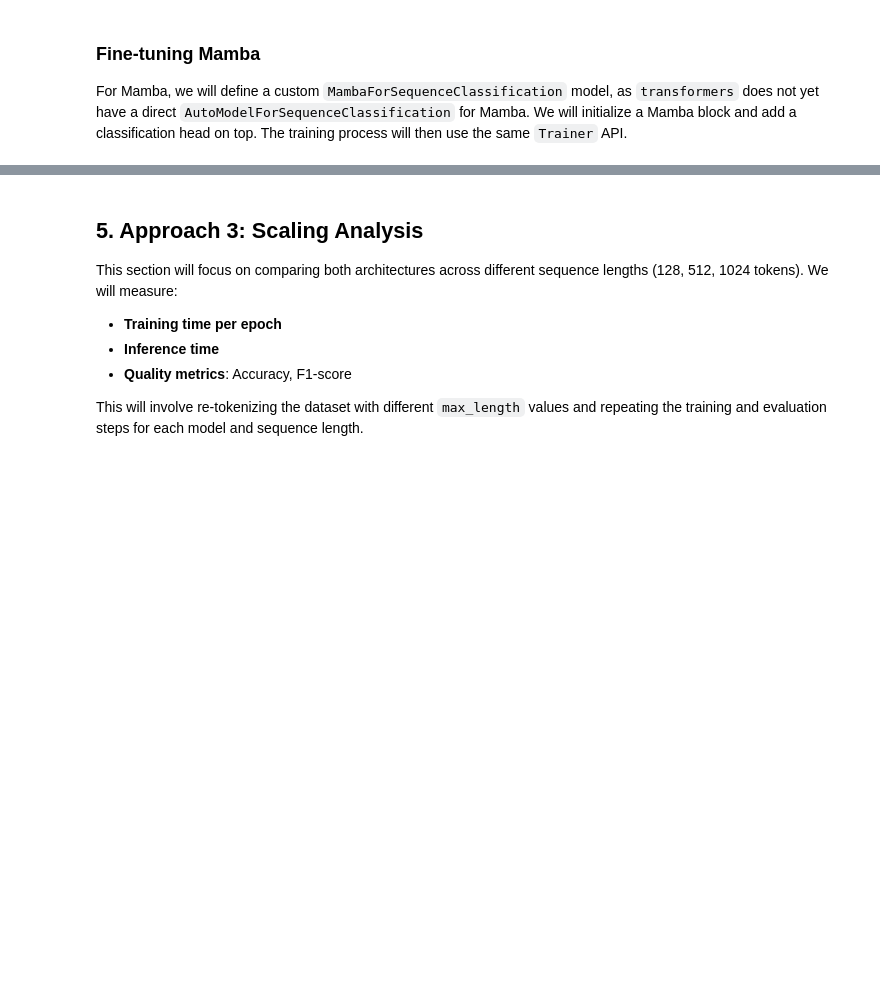
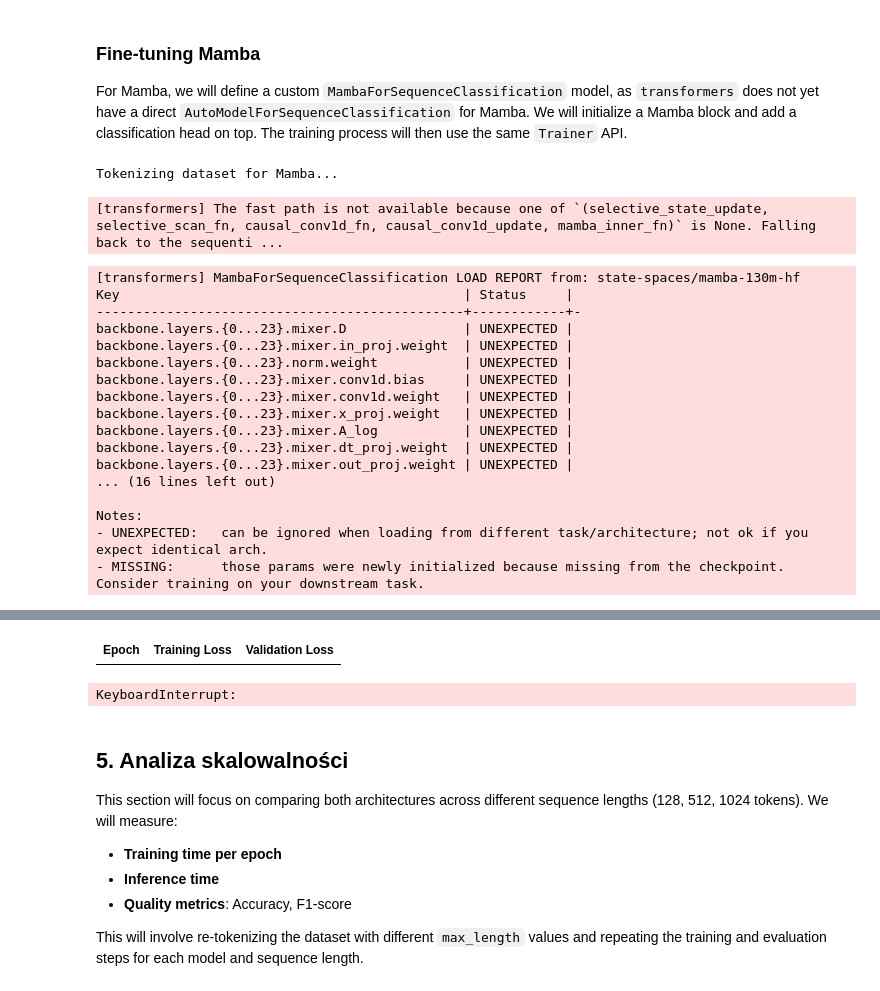
Before and after one commit to sikora77/LLM-26L-Projekt, a Jupyter notebook: LLM_Projekt.ipynb, the cells around one changed output, grey strips where cells are left out. Cells and saved outputs as stored; diff of their text form; code cells hidden in the pictures; blank space fills up the shorter version.

Commit message:
mamba works, use requirements

```diff
--- a/LLM_Projekt.ipynb
+++ b/LLM_Projekt.ipynb
@@ -373,0 +301,32 @@ print(mamba_results)
+# %%
+from transformers import AutoTokenizer
+
+def prepare_mamba_dataset(dataset, max_length=1024):
+    # 1. Initialize the Mamba tokenizer
+    tokenizer = AutoTokenizer.from_pretrained("state-spaces/mamba-130m-hf")
+
+    # 2. CRITICAL FOR MAMBA: Assign the EOS token as the padding token
+    tokenizer.pad_token = tokenizer.eos_token
+
+    # 3. Define the mapping tokenization function
+    def tokenize_function(examples):
+        return tokenizer(
+            examples["text"],
+            truncation=True,
+            max_length=max_length,
+            return_attention_mask=True,
+            # We don't pad here; DataCollatorWithPadding will handle it dynamically per batch
+        )
+
+    # 4. Apply tokenization across the dataset splits
+    print("Tokenizing dataset for Mamba...")
+    tokenized_dataset = dataset.map(tokenize_function, batched=True)
+
+    # 5. Format columns to match what the Trainer and PyTorch expect
+    tokenized_dataset = tokenized_dataset.remove_columns(["text"])
+    if "label" in tokenized_dataset["train"].column_names:
+        tokenized_dataset = tokenized_dataset.rename_column("label", "labels")
+
+    tokenized_dataset.set_format("torch")
+
+    return tokenized_dataset, tokenizer
@@ -373,0 +438,30 @@ print(mamba_results)
+# %%
+# 1. Process data for Mamba (supporting 1024 text length safely!)
+tokenized_dataset, mamba_tokenizer = prepare_mamba_dataset(dataset, max_length=128)
+
+# 2. Build the collator with the explicit Mamba tokenizer reference
+from transformers import DataCollatorWithPadding
+data_collator = DataCollatorWithPadding(tokenizer=mamba_tokenizer)
+
+# 3. Pass tokenized_dataset and data_collator into your trainer!
+fineTuneMambaClassification(tokenized_dataset,data_collator,batch_size=1)
+# %% [output]
+Tokenizing dataset for Mamba...
+[transformers] The fast path is not available because one of `(selective_state_update, selective_scan_fn, causal_conv1d_fn, causal_conv1d_update, mamba_inner_fn)` is None. Falling back to the sequenti ...
+[transformers] MambaForSequenceClassification LOAD REPORT from: state-spaces/mamba-130m-hf
+Key                                            | Status     |
+-----------------------------------------------+------------+-
+backbone.layers.{0...23}.mixer.D               | UNEXPECTED |
+backbone.layers.{0...23}.mixer.in_proj.weight  | UNEXPECTED |
+backbone.layers.{0...23}.norm.weight           | UNEXPECTED |
+backbone.layers.{0...23}.mixer.conv1d.bias     | UNEXPECTED |
+backbone.layers.{0...23}.mixer.conv1d.weight   | UNEXPECTED |
+backbone.layers.{0...23}.mixer.x_proj.weight   | UNEXPECTED |
+backbone.layers.{0...23}.mixer.A_log           | UNEXPECTED |
+backbone.layers.{0...23}.mixer.dt_proj.weight  | UNEXPECTED |
+backbone.layers.{0...23}.mixer.out_proj.weight | UNEXPECTED |
+... (16 lines left out)
+
+Notes:
+- UNEXPECTED:   can be ignored when loading from different task/architecture; not ok if you expect identical arch.
+- MISSING:      those params were newly initialized because missing from the checkpoint. Consider training on your downstream task.
@@ -374,5 +469,7 @@ print(mamba_results)
+| Epoch | Training Loss | Validation Loss |
+KeyboardInterrupt:
 # %% [markdown]
-## 5. Approach 3: Scaling Analysis
+## 5. Analiza skalowalności
 
 This section will focus on comparing both architectures across different sequence lengths (128, 512, 1024 tokens). We will measure:
 -   **Training time per epoch**
```
Also changed, not shown: parts of 9 cells of this notebook, 7 other files.
